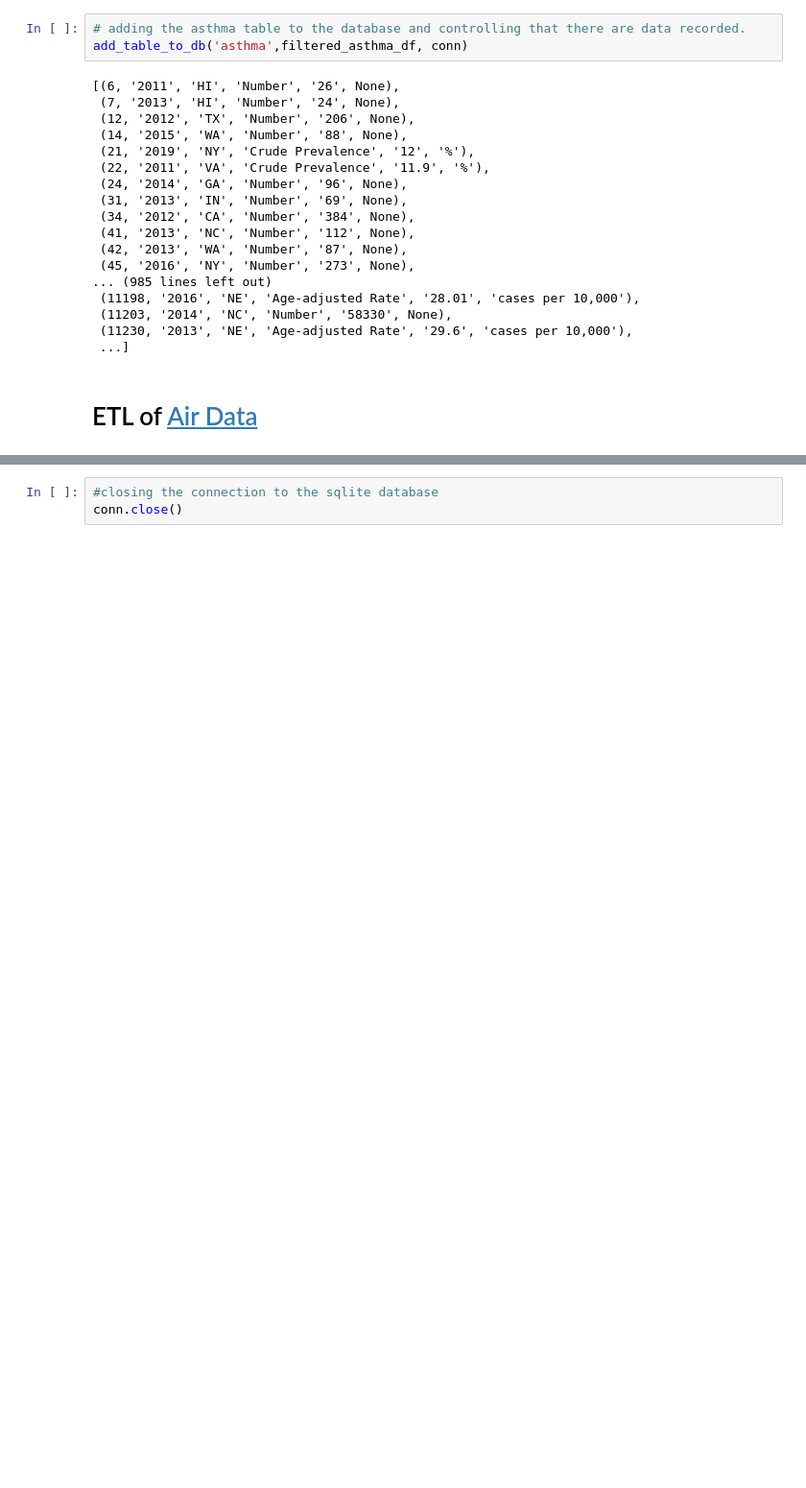
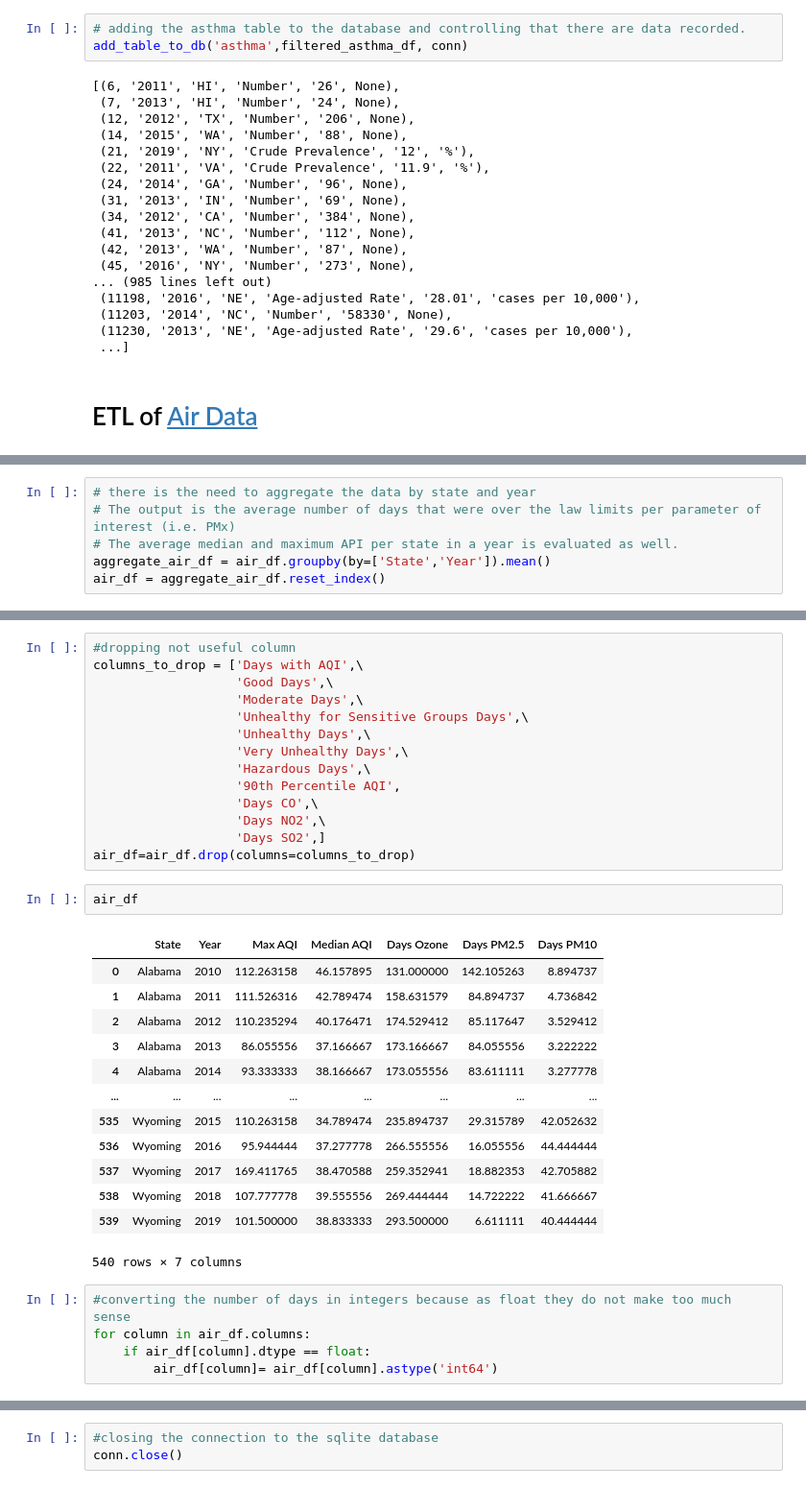
Before and after one commit to giadainnocenti/enviroment-impact-health, a Jupyter notebook: ETL_datasets.ipynb, the cells around one changed output, grey strips where cells are left out. Shown: that part at 96% size. Cells and saved outputs as stored; diff of their text form; blank space fills up the shorter version.

```diff
--- a/ETL_datasets.ipynb
+++ b/ETL_datasets.ipynb
@@ -342 +332,7 @@ array(['PM10 Total 0-10um STP'], dtype=object)
+# %%
+# there is the need to aggregate the data by state and year
+# The output is the average number of days that were over the law limits per parameter of interest (i.e. PMx)
+# The average median and maximum API per state in a year is evaluated as well.
+aggregate_air_df = air_df.groupby(by=['State','Year']).mean()
+air_df = aggregate_air_df.reset_index()
 # %%
@@ -384,0 +348,35 @@ Name: observation_percent, dtype: float64
+# %%
+#dropping not useful column
+columns_to_drop = ['Days with AQI',\
+                   'Good Days',\
+                   'Moderate Days',\
+                   'Unhealthy for Sensitive Groups Days',\
+                   'Unhealthy Days',\
+                   'Very Unhealthy Days',\
+                   'Hazardous Days',\
+                   '90th Percentile AQI',
+                   'Days CO',\
+                   'Days NO2',\
+                   'Days SO2',]
+air_df=air_df.drop(columns=columns_to_drop)
+# %%
+air_df
+# %% [output]
+|  | State | Year | Max AQI | Median AQI | Days Ozone | Days PM2.5 | Days PM10 |
+| 0 | Alabama | 2010 | 112.263158 | 46.157895 | 131.000000 | 142.105263 | 8.894737 |
+| 1 | Alabama | 2011 | 111.526316 | 42.789474 | 158.631579 | 84.894737 | 4.736842 |
+| 2 | Alabama | 2012 | 110.235294 | 40.176471 | 174.529412 | 85.117647 | 3.529412 |
+| 3 | Alabama | 2013 | 86.055556 | 37.166667 | 173.166667 | 84.055556 | 3.222222 |
+| 4 | Alabama | 2014 | 93.333333 | 38.166667 | 173.055556 | 83.611111 | 3.277778 |
+| ... | ... | ... | ... | ... | ... | ... | ... |
+| 535 | Wyoming | 2015 | 110.263158 | 34.789474 | 235.894737 | 29.315789 | 42.052632 |
+| 536 | Wyoming | 2016 | 95.944444 | 37.277778 | 266.555556 | 16.055556 | 44.444444 |
+| 537 | Wyoming | 2017 | 169.411765 | 38.470588 | 259.352941 | 18.882353 | 42.705882 |
+| 538 | Wyoming | 2018 | 107.777778 | 39.555556 | 269.444444 | 14.722222 | 41.666667 |
+| 539 | Wyoming | 2019 | 101.500000 | 38.833333 | 293.500000 | 6.611111 | 40.444444 |
+540 rows × 7 columns
+# %%
+#converting the number of days in integers because as float they do not make too much sense
+for column in air_df.columns:
+    if air_df[column].dtype == float:
+        air_df[column]= air_df[column].astype('int64')
```
Also changed, not shown: parts of 20 cells of this notebook, 1 other file.
